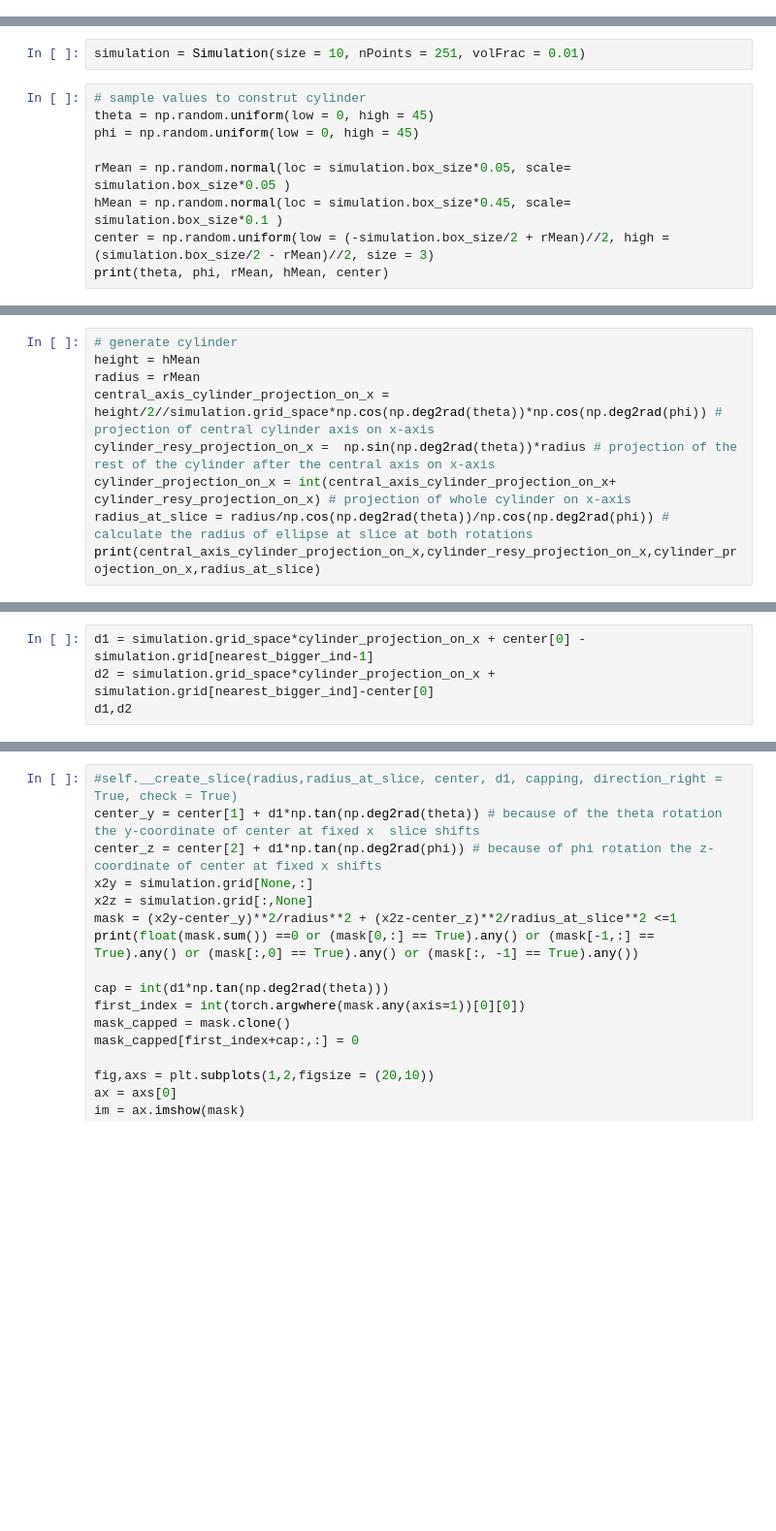
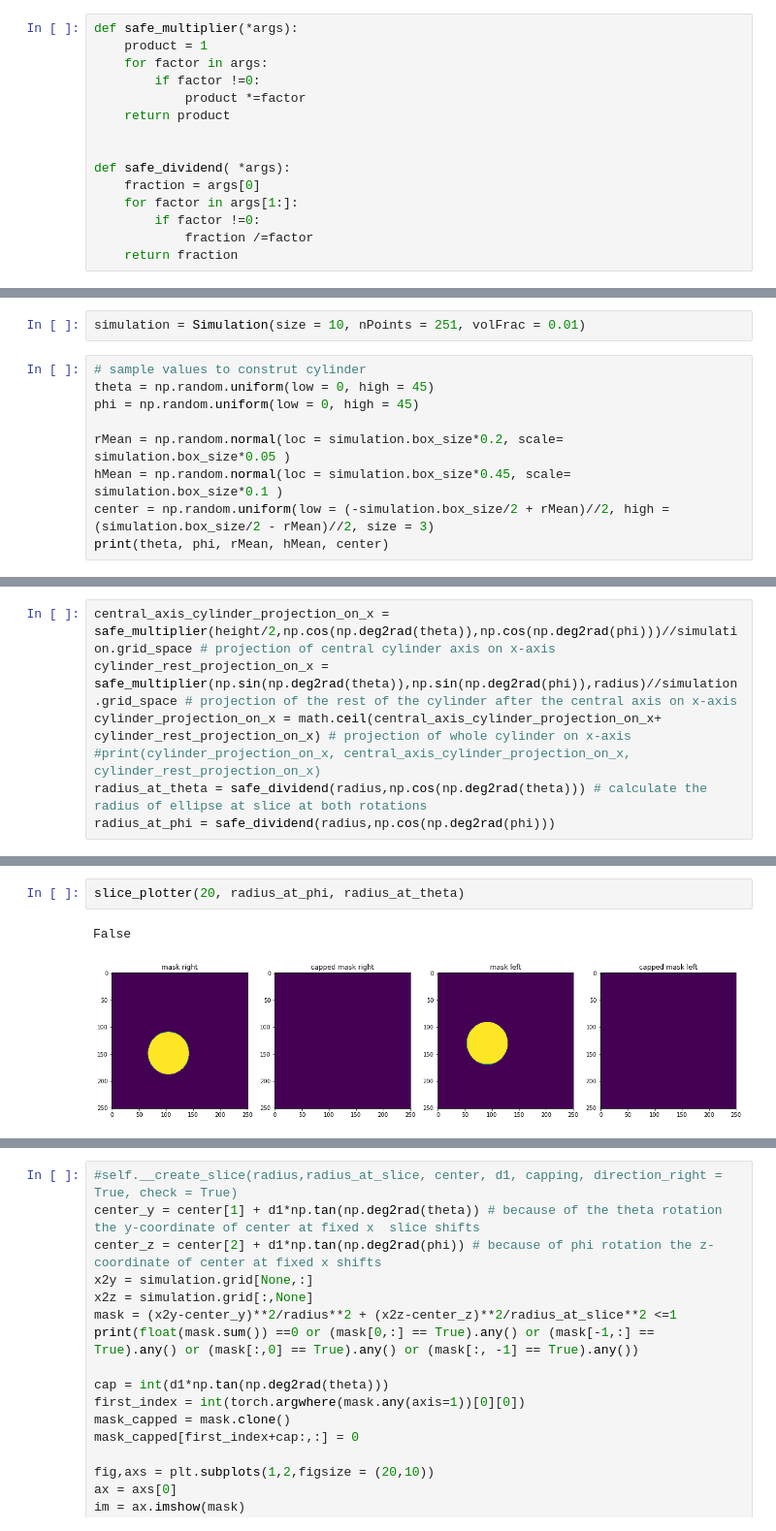
Before and after one commit to sofyalaski/SAXS-simulations, a Jupyter notebook: debugging.ipynb, the cells around one changed output, grey strips where cells are left out. Shown at 97% size. Saved outputs shown, nothing was run; the diff lists cells and outputs as text; blank space fills up the shorter version.

```diff
--- a/debugging.ipynb
+++ b/debugging.ipynb
@@ -61,6 +61,21 @@ class Simulation:
         q3z = 0 * self.qx + 0 * self.qx[None,:,None] + self.qx[:,None,None]
 
         self.Q = torch.sqrt(q3x**2 + q3y**2 + q3z**2)
+# %%
+def safe_multiplier(*args):
+    product = 1
+    for factor in args:
+        if factor !=0:
+            product *=factor
+    return product
+
+
+def safe_dividend( *args):
+    fraction = args[0]
+    for factor in args[1:]:
+        if factor !=0:
+            fraction /=factor
+    return fraction
 # %%
 
 class Cylinder(Simulation):
@@ -294,7 +371,7 @@ simulation = Simulation(size = 10, nPoints = 251, volFrac = 0.01)
 theta = np.random.uniform(low = 0, high = 45)
 phi = np.random.uniform(low = 0, high = 45)
 
-rMean = np.random.normal(loc = simulation.box_size*0.05, scale= simulation.box_size*0.05 )
+rMean = np.random.normal(loc = simulation.box_size*0.2, scale= simulation.box_size*0.05 )
 hMean = np.random.normal(loc = simulation.box_size*0.45, scale= simulation.box_size*0.1 )
 center = np.random.uniform(low = (-simulation.box_size/2 + rMean)//2, high = (simulation.box_size/2 - rMean)//2, size = 3)
 print(theta, phi, rMean, hMean, center)
@@ -307,9 +383,7 @@ False
 # %%
-# generate cylinder
-height = hMean
-radius = rMean
-central_axis_cylinder_projection_on_x = height/2//simulation.grid_space*np.cos(np.deg2rad(theta))*np.cos(np.deg2rad(phi)) # projection of central cylinder axis on x-axis
-cylinder_resy_projection_on_x =  np.sin(np.deg2rad(theta))*radius # projection of the rest of the cylinder after the central axis on x-axis
-cylinder_projection_on_x = int(central_axis_cylinder_projection_on_x+ cylinder_resy_projection_on_x) # projection of whole cylinder on x-axis
-radius_at_slice = radius/np.cos(np.deg2rad(theta))/np.cos(np.deg2rad(phi)) # calculate the radius of ellipse at slice at both rotations
-print(central_axis_cylinder_projection_on_x,cylinder_resy_projection_on_x,cylinder_projection_on_x,radius_at_slice)
+central_axis_cylinder_projection_on_x = safe_multiplier(height/2,np.cos(np.deg2rad(theta)),np.cos(np.deg2rad(phi)))//simulation.grid_space # projection of central cylinder axis on x-axis
+cylinder_rest_projection_on_x =  safe_multiplier(np.sin(np.deg2rad(theta)),np.sin(np.deg2rad(phi)),radius)//simulation.grid_space # projection of the rest of the cylinder after the central axis on x-axis
+cylinder_projection_on_x = math.ceil(central_axis_cylinder_projection_on_x+ cylinder_rest_projection_on_x) # projection of whole cylinder on x-axis
+#print(cylinder_projection_on_x, central_axis_cylinder_projection_on_x, cylinder_rest_projection_on_x)
+radius_at_theta = safe_dividend(radius,np.cos(np.deg2rad(theta))) # calculate the radius of ellipse at slice at both rotations
+radius_at_phi = safe_dividend(radius,np.cos(np.deg2rad(phi)))
@@ -327,4 +395,0 @@ nearest_bigger_ind, nearest_bigger_ind+cylinder_projection_on_x >simulation.box.
-# %%
-d1 = simulation.grid_space*cylinder_projection_on_x + center[0] - simulation.grid[nearest_bigger_ind-1]
-d2 = simulation.grid_space*cylinder_projection_on_x + simulation.grid[nearest_bigger_ind]-center[0]
-d1,d2
@@ -332,0 +501,5 @@ d1,d2
+# %%
+slice_plotter(20, radius_at_phi, radius_at_theta)
+# %% [output]
+False
+[figure, added]
```
Also changed, not shown: parts of 25 cells of this notebook, 2 other files.
